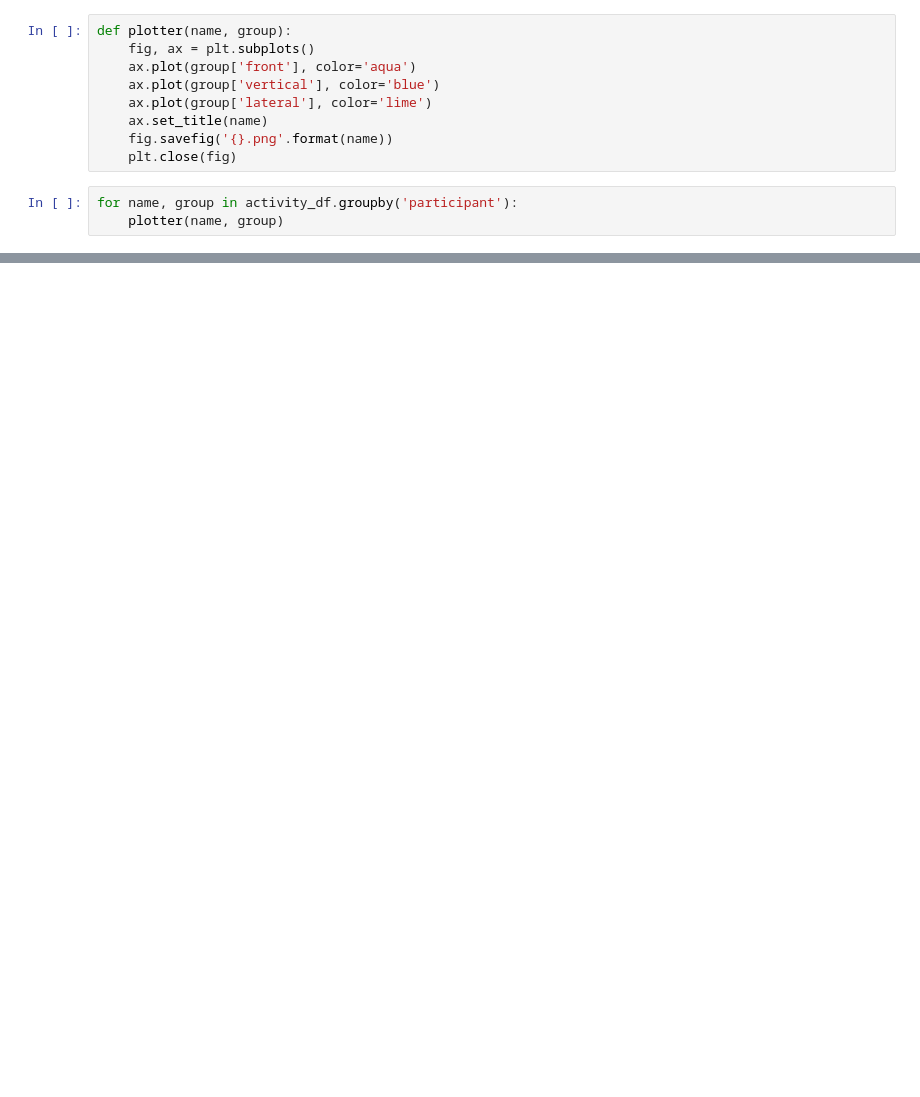
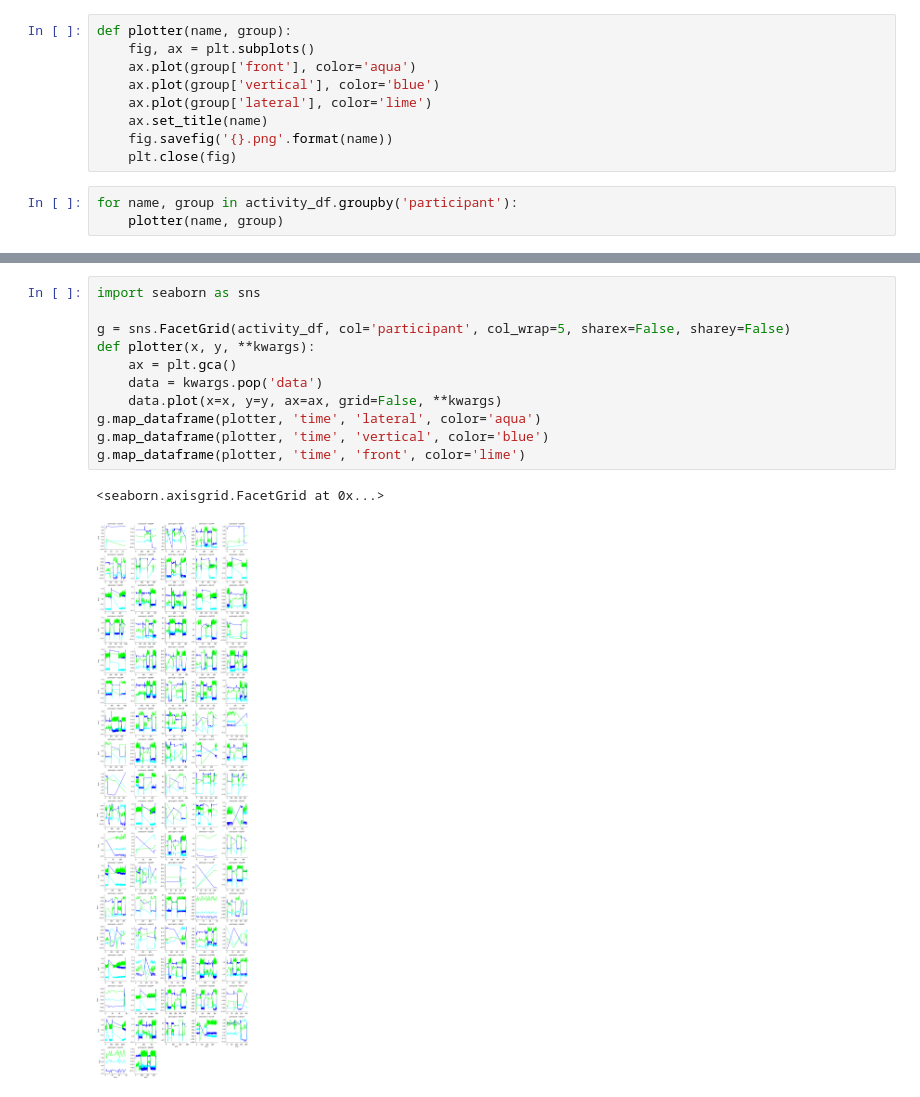
Before and after one commit to ym-pett/motiondetection, a Jupyter notebook: notebooks/plotting_experiments.ipynb, the cells around one changed output, grey strips where cells are left out. Saved outputs shown, nothing was run; the diff lists cells and outputs as text; blank space fills up the shorter version.

```diff
--- a/notebooks/plotting_experiments.ipynb
+++ b/notebooks/plotting_experiments.ipynb
@@ -91,0 +114,14 @@ for name, group in activity_df.groupby('participant'):
+# %%
+import seaborn as sns
+
+g = sns.FacetGrid(activity_df, col='participant', col_wrap=5, sharex=False, sharey=False)
+def plotter(x, y, **kwargs):
+    ax = plt.gca()
+    data = kwargs.pop('data')
+    data.plot(x=x, y=y, ax=ax, grid=False, **kwargs)
+g.map_dataframe(plotter, 'time', 'lateral', color='aqua')
+g.map_dataframe(plotter, 'time', 'vertical', color='blue')
+g.map_dataframe(plotter, 'time', 'front', color='lime')
+# %% [output]
+<seaborn.axisgrid.FacetGrid at 0x...>
+[figure, added]
```
Also changed, not shown: parts of 4 cells of this notebook.
